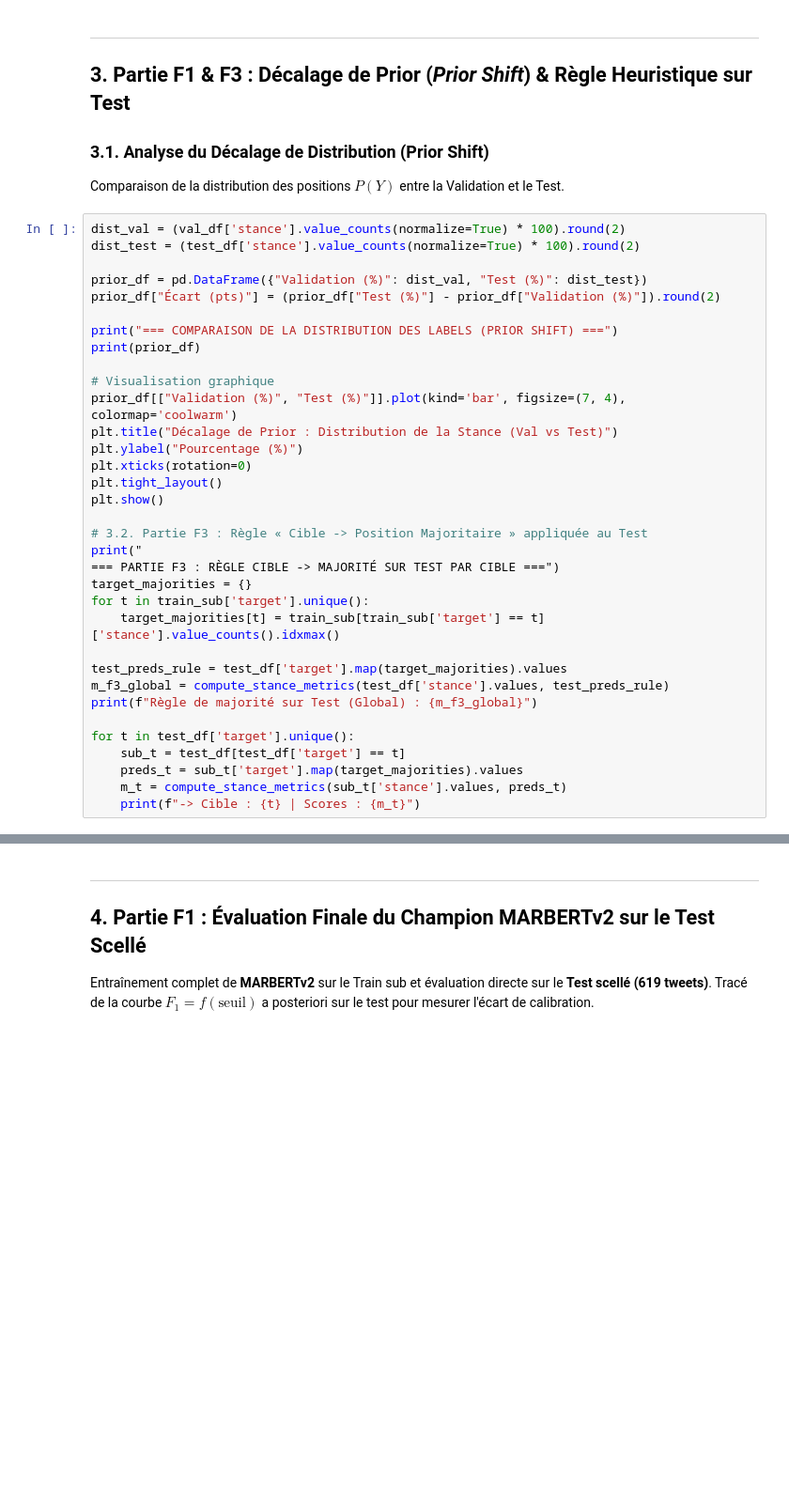
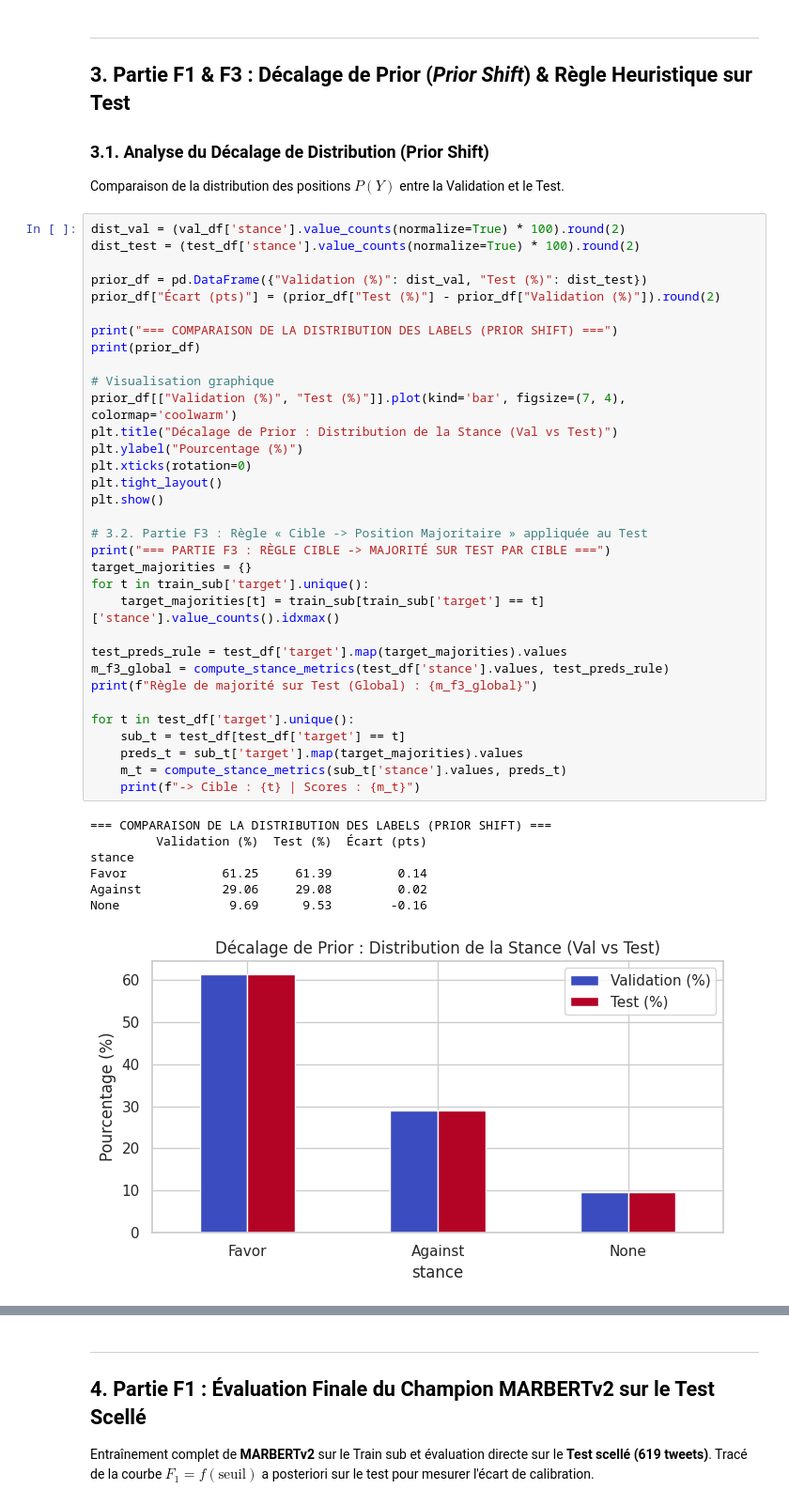
Before and after one commit to AbdelhamidRb/stance-arabic-covid, a Jupyter notebook: notebooks/05_evaluation_and_robustness.ipynb, the cells around one changed output, grey strips where cells are left out. Shown at 94% size. Cells and saved outputs as stored; diff of their text form; blank space fills up the shorter version.

```diff
--- a/notebooks/05_evaluation_and_robustness.ipynb
+++ b/notebooks/05_evaluation_and_robustness.ipynb
@@ -100,32 +105,39 @@ dist_val = (val_df['stance'].value_counts(normalize=True) * 100).round(2)
 dist_test = (test_df['stance'].value_counts(normalize=True) * 100).round(2)
 
 prior_df = pd.DataFrame({"Validation (%)": dist_val, "Test (%)": dist_test})
 prior_df["Écart (pts)"] = (prior_df["Test (%)"] - prior_df["Validation (%)"]).round(2)
 
 print("=== COMPARAISON DE LA DISTRIBUTION DES LABELS (PRIOR SHIFT) ===")
 print(prior_df)
 
 # Visualisation graphique
 prior_df[["Validation (%)", "Test (%)"]].plot(kind='bar', figsize=(7, 4), colormap='coolwarm')
 plt.title("Décalage de Prior : Distribution de la Stance (Val vs Test)")
 plt.ylabel("Pourcentage (%)")
 plt.xticks(rotation=0)
 plt.tight_layout()
 plt.show()
 
 # 3.2. Partie F3 : Règle « Cible -> Position Majoritaire » appliquée au Test
-print("
-=== PARTIE F3 : RÈGLE CIBLE -> MAJORITÉ SUR TEST PAR CIBLE ===")
+print("=== PARTIE F3 : RÈGLE CIBLE -> MAJORITÉ SUR TEST PAR CIBLE ===")
 target_majorities = {}
 for t in train_sub['target'].unique():
     target_majorities[t] = train_sub[train_sub['target'] == t]['stance'].value_counts().idxmax()
 
 test_preds_rule = test_df['target'].map(target_majorities).values
 m_f3_global = compute_stance_metrics(test_df['stance'].values, test_preds_rule)
 print(f"Règle de majorité sur Test (Global) : {m_f3_global}")
 
 for t in test_df['target'].unique():
     sub_t = test_df[test_df['target'] == t]
     preds_t = sub_t['target'].map(target_majorities).values
     m_t = compute_stance_metrics(sub_t['stance'].values, preds_t)
     print(f"-> Cible : {t} | Scores : {m_t}")
+# %% [output]
+=== COMPARAISON DE LA DISTRIBUTION DES LABELS (PRIOR SHIFT) ===
+         Validation (%)  Test (%)  Écart (pts)
+stance
+Favor             61.25     61.39         0.14
+Against           29.06     29.08         0.02
+None               9.69      9.53        -0.16
+[figure, added]
```
Also changed, not shown: parts of 9 cells of this notebook.
